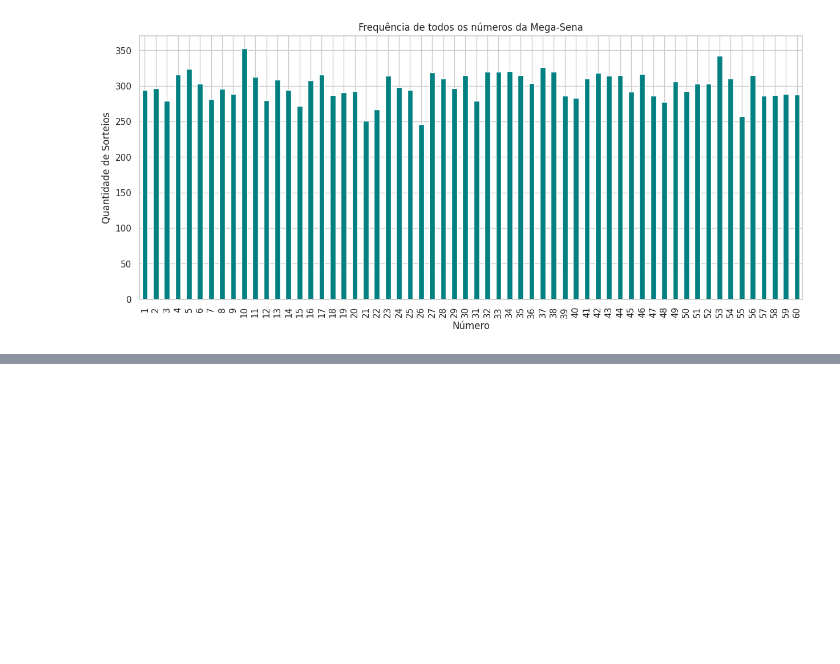
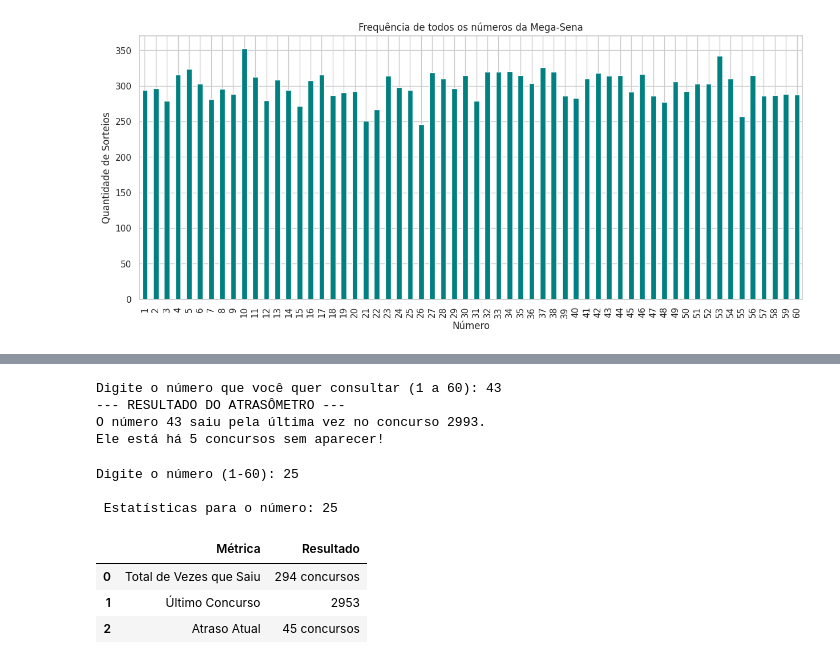
Before and after one commit to olivenbaum-dev/Learning_Lab, a Jupyter notebook: Análise_MegaSena/Analise_MegaSena.ipynb, the cells around one changed output, grey strips where cells are left out. Cells and saved outputs as stored; diff of their text form; code cells hidden in the pictures; blank space fills up the shorter version.

```diff
--- a/Análise_MegaSena/Analise_MegaSena.ipynb
+++ b/Análise_MegaSena/Analise_MegaSena.ipynb
@@ -147,0 +176,72 @@ Os números 6 e 34 saíram juntos 39 vezes.
+# %%
+# --- MISSÃO 4: O ATRASÔMETRO ---
+
+def verificar_atraso(numero_escolhido):
+    # Utiliza-se o concurso mais recente do DataFrame
+    ultimo_concurso_geral = df['Concurso'].max()
+
+    concursos_com_o_numero = df[df[colunas_bolas].isin([numero_escolhido]).any(axis=1)]
+
+    if not concursos_com_o_numero.empty:
+
+        ultimo_concurso_do_numero = concursos_com_o_numero['Concurso'].max()
+
+        atraso = ultimo_concurso_geral - ultimo_concurso_do_numero
+
+        print(f"--- RESULTADO DO ATRASÔMETRO ---")
+        print(f"O número {numero_escolhido} saiu pela última vez no concurso {ultimo_concurso_do_numero}.")
+        print(f"Ele está há {atraso} concursos sem aparecer!")
+    else:
+        print(f"O número {numero_escolhido} nunca foi sorteado (ou não está na base).")
+
+# --- TESTE O NÚMERO AQUI ---
+meu_numero = int(input("Digite o número que você quer consultar (1 a 60): "))
+verificar_atraso(meu_numero)
+# %% [output]
+Digite o número que você quer consultar (1 a 60): 43
+--- RESULTADO DO ATRASÔMETRO ---
+O número 43 saiu pela última vez no concurso 2993.
+Ele está há 5 concursos sem aparecer!
+# %%
+# --- MISSÃO 4.1: ATRASÔMETRO MELHORADO => ATRASÔMETRO + FREQUÊNCIA ---
+
+def verificar_estatisticas_numero(numero_escolhido):
+    ultimo_concurso_geral = df['Concurso'].max()
+
+    # Filtramos todos os concursos onde o número apareceu
+    concursos_com_o_numero = df[df[colunas_bolas].isin([numero_escolhido]).any(axis=1)]
+
+    if not concursos_com_o_numero.empty:
+        # 1. Calculo da frequência (quantidade de saídas)
+        quantidade_sorteios = len(concursos_com_o_numero)
+
+        # 2. Calculo do atraso
+        ultimo_concurso_do_numero = concursos_com_o_numero['Concurso'].max()
+        atraso = ultimo_concurso_geral - ultimo_concurso_do_numero
+
+
+        dados_resumo = {
+            'Métrica': ['Total de Vezes que Saiu', 'Último Concurso', 'Atraso Atual'],
+            'Resultado': [f"{quantidade_sorteios} concursos", ultimo_concurso_do_numero, f"{atraso} concursos"]
+        }
+
+        df_resumo = pd.DataFrame(dados_resumo)
+        print(f"\n Estatísticas para o número: {numero_escolhido}")
+        return df_resumo
+    else:
+        return f"O número {numero_escolhido} nunca foi sorteado."
+
+# --- EXECUÇÃO ---
+try:
+    meu_numero = int(input("Digite o número (1-60): "))
+    display(verificar_estatisticas_numero(meu_numero))
+except ValueError:
+    print("Por favor, digite apenas números inteiros.")
+# %% [output]
+Digite o número (1-60): 25
+
+ Estatísticas para o número: 25
+|  | Métrica | Resultado |
+| 0 | Total de Vezes que Saiu | 294 concursos |
+| 1 | Último Concurso | 2953 |
+| 2 | Atraso Atual | 45 concursos |
```
Also changed, not shown: parts of 8 cells of this notebook.
